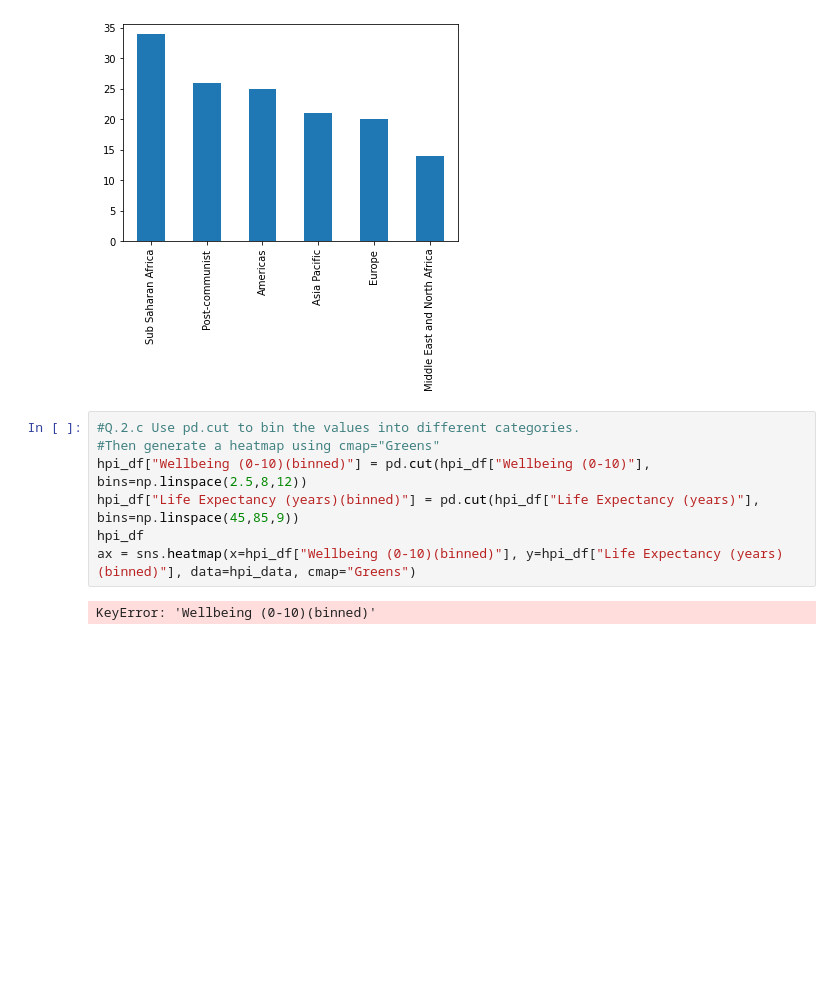
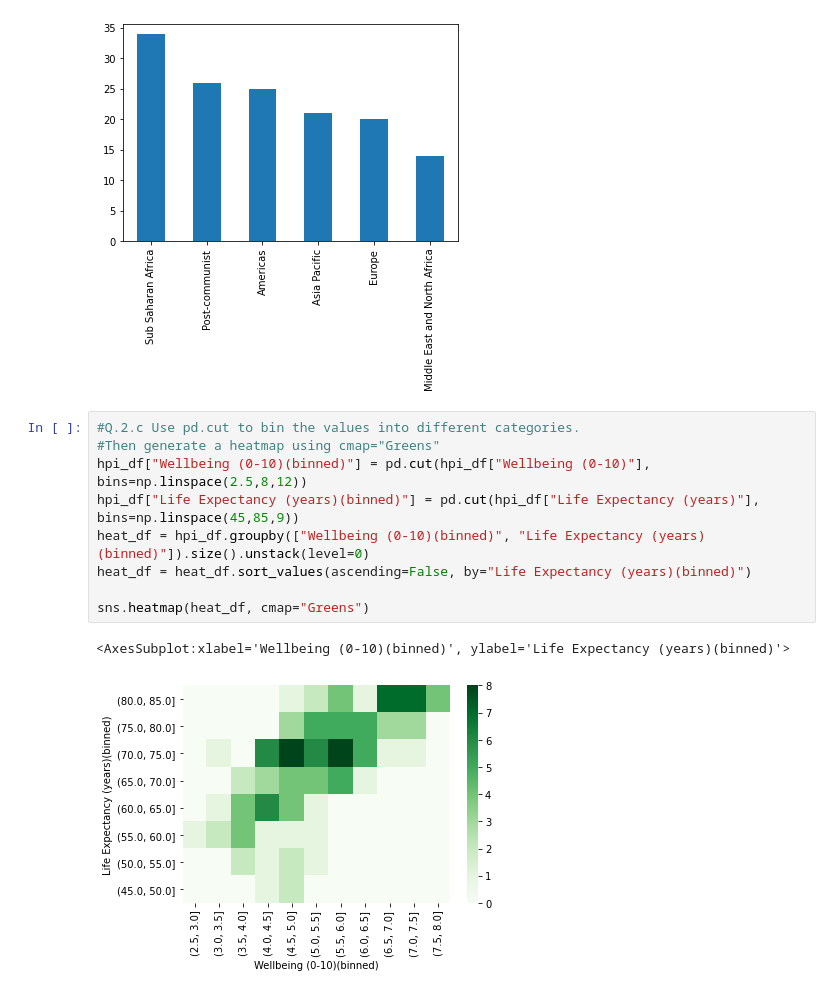
Before and after one commit to RealDogDad/exoplanetary-extrapolation, a Jupyter notebook: assignments/assignment-5a.ipynb, the cells around one changed output. Drawn from its saved outputs; the diff is of its cells as text; blank space fills up the shorter version.

```diff
--- a/assignments/assignment-5a.ipynb
+++ b/assignments/assignment-5a.ipynb
@@ -162,9 +157,12 @@ region_count.plot(kind='bar')
 # %%
 #Q.2.c Use pd.cut to bin the values into different categories.
 #Then generate a heatmap using cmap="Greens"
 hpi_df["Wellbeing (0-10)(binned)"] = pd.cut(hpi_df["Wellbeing (0-10)"], bins=np.linspace(2.5,8,12))
 hpi_df["Life Expectancy (years)(binned)"] = pd.cut(hpi_df["Life Expectancy (years)"], bins=np.linspace(45,85,9))
-hpi_df
-ax = sns.heatmap(x=hpi_df["Wellbeing (0-10)(binned)"], y=hpi_df["Life Expectancy (years)(binned)"], data=hpi_data, cmap="Greens")
+heat_df = hpi_df.groupby(["Wellbeing (0-10)(binned)", "Life Expectancy (years)(binned)"]).size().unstack(level=0)
+heat_df = heat_df.sort_values(ascending=False, by="Life Expectancy (years)(binned)")
+
+sns.heatmap(heat_df, cmap="Greens")
 # %% [output]
-KeyError: 'Wellbeing (0-10)(binned)'
+<AxesSubplot:xlabel='Wellbeing (0-10)(binned)', ylabel='Life Expectancy (years)(binned)'>
+[figure, added]
```
Also changed, not shown: parts of 2 cells of this notebook, 1 other file.
